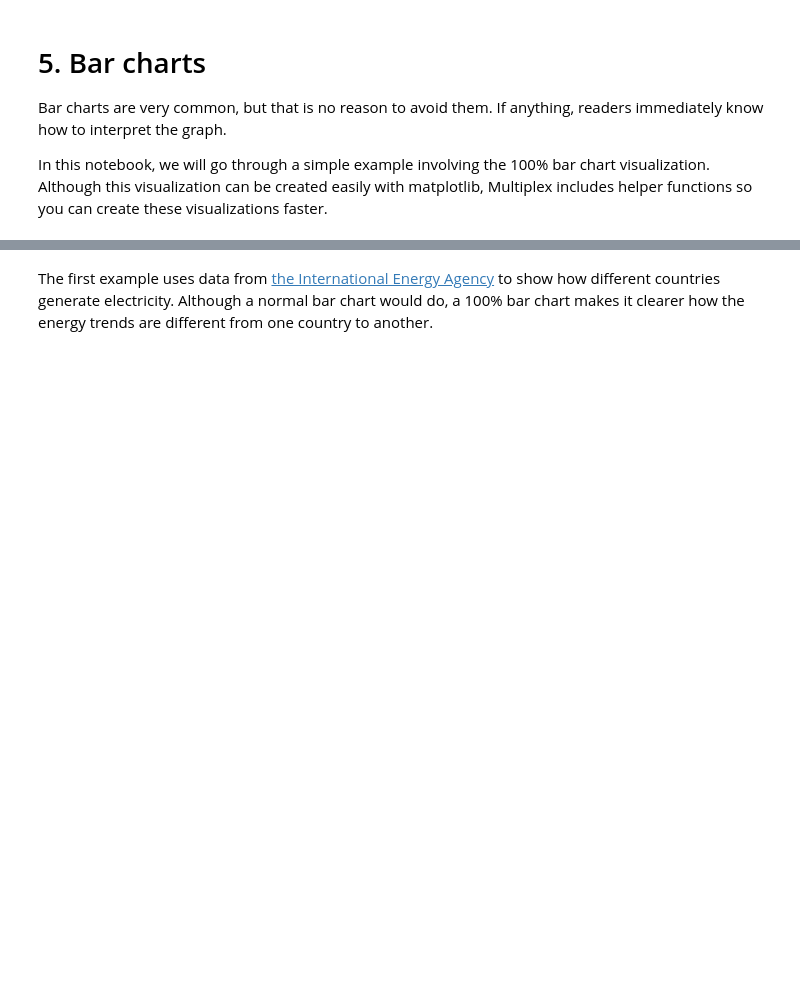
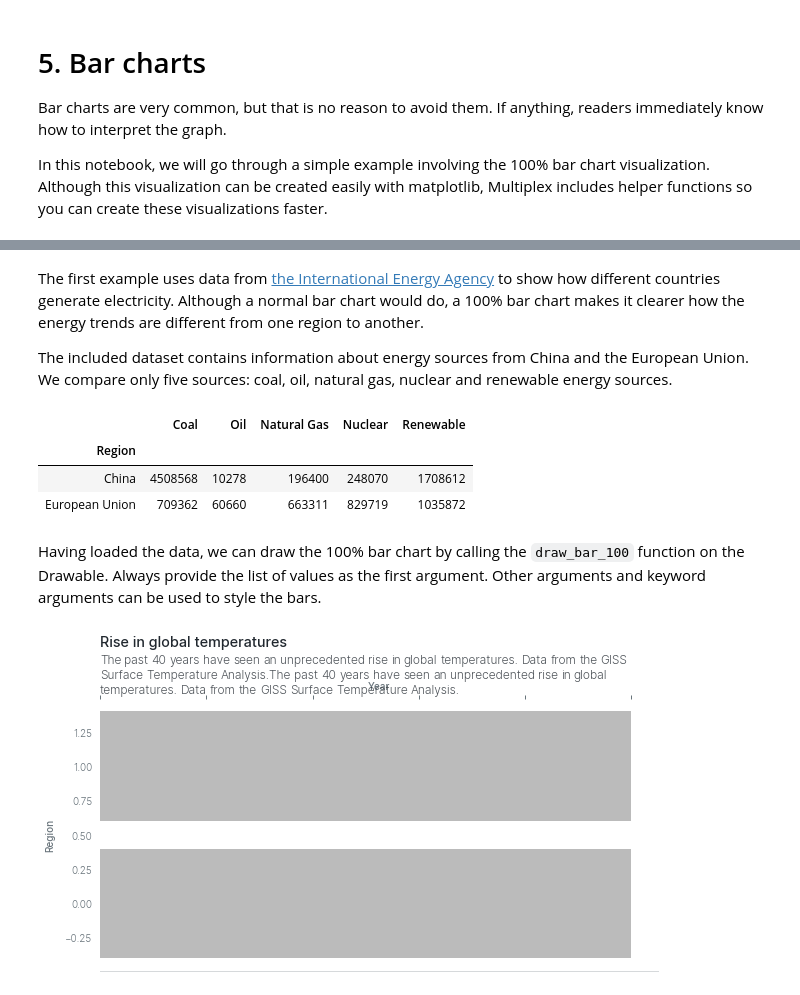
Before and after one commit to NicholasMamo/multiplex-plot, a Jupyter notebook: examples/5. Bar charts.ipynb, the cells around one changed output, grey strips where cells are left out. Cells and saved outputs as stored; diff of their text form; code cells hidden in the pictures; blank space fills up the shorter version.

Commit message:
Add a function to draw the bars

```diff
--- a/examples/5. Bar charts.ipynb
+++ b/examples/5. Bar charts.ipynb
@@ -24,2 +21,4 @@ The autoreload extension is already loaded. To reload it, use:
 # %% [markdown]
-The first example uses data from [the International Energy Agency](https://www.iea.org/data-and-statistics?fuel=Energy%20supply&indicator=Electricity%20generation%20by%20source) to show how different countries generate electricity. Although a normal bar chart would do, a 100% bar chart makes it clearer how the energy trends are different from one country to another.
+The first example uses data from [the International Energy Agency](https://www.iea.org/data-and-statistics?fuel=Energy%20supply&indicator=Electricity%20generation%20by%20source) to show how different countries generate electricity. Although a normal bar chart would do, a 100% bar chart makes it clearer how the energy trends are different from one region to another.
+
+The included dataset contains information about energy sources from China and the European Union. We compare only five sources: coal, oil, natural gas, nuclear and renewable energy sources.
@@ -29,0 +25,41 @@ drawable = importlib.reload(drawable)
+# %%
+# load the data
+df = pd.read_csv('data/energy.csv')
+df.set_index('Region', inplace=True)
+df
+# %% [output]
+|  | Coal | Oil | Natural Gas | Nuclear | Renewable |
+| Region |  |  |  |  |  |
+| China | 4508568 | 10278 | 196400 | 248070 | 1708612 |
+| European Union | 709362 | 60660 | 663311 | 829719 | 1035872 |
+# %% [markdown]
+Having loaded the data, we can draw the 100% bar chart by calling the `draw_bar_100` function on the Drawable. Always provide the list of values as the first argument. Other arguments and keyword arguments can be used to style the bars.
+# %%
+# import the Drawable class and set the style
+from multiplex import drawable
+drawable = importlib.reload(drawable)
+plt.style.use(os.path.join(sys.path[0], '..', 'styles', "modern.style"))
+
+# create a general style
+style = { 'color': '#BBBBBB' }
+
+# draw the visualization
+figure = plt.figure(figsize=(10, 5))
+viz = drawable.Drawable(figure)
+viz.draw_bar_100(df.loc['China'].tolist(), **style)
+viz.draw_bar_100(df.loc['European Union'].tolist(), **style)
+
+# customize the plot
+viz.axis.xaxis.set_label_position('top')
+viz.axis.xaxis.tick_top() # TODO: move
+viz.grid(False) # TODO: move
+viz.set_xlabel('Year')
+viz.set_ylabel('Region')
+viz.set_title('Rise in global temperatures', loc='left')
+viz.set_caption("""The past 40 years have seen an unprecedented rise in global temperatures.
+                   Data from the GISS Surface Temperature Analysis.The past 40 years have seen an unprecedented rise in global temperatures.
+                   Data from the GISS Surface Temperature Analysis.""")
+viz.redraw()
+plt.show()
+# %% [output]
+[figure, added]
```
Also changed, not shown: parts of 2 cells of this notebook, 3 other files.
